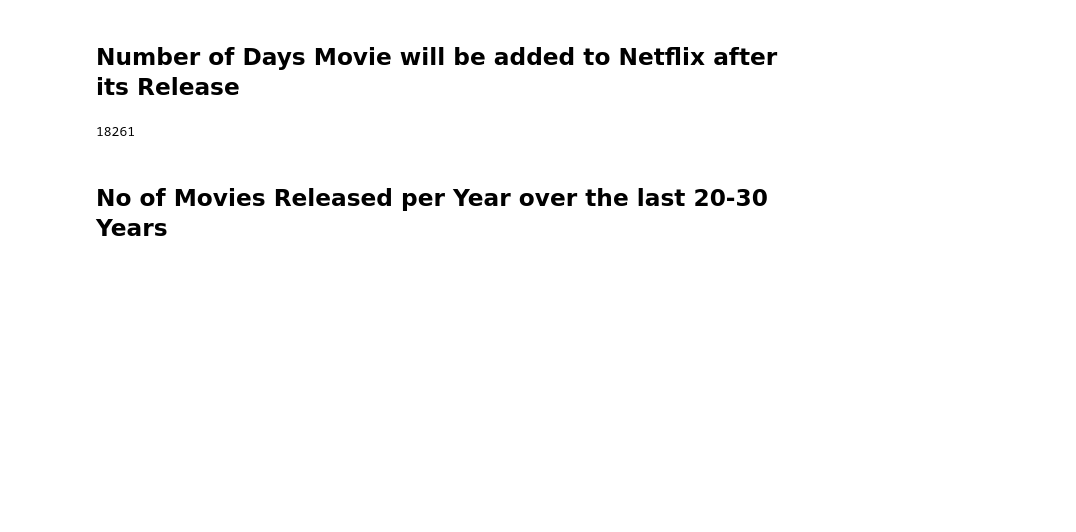
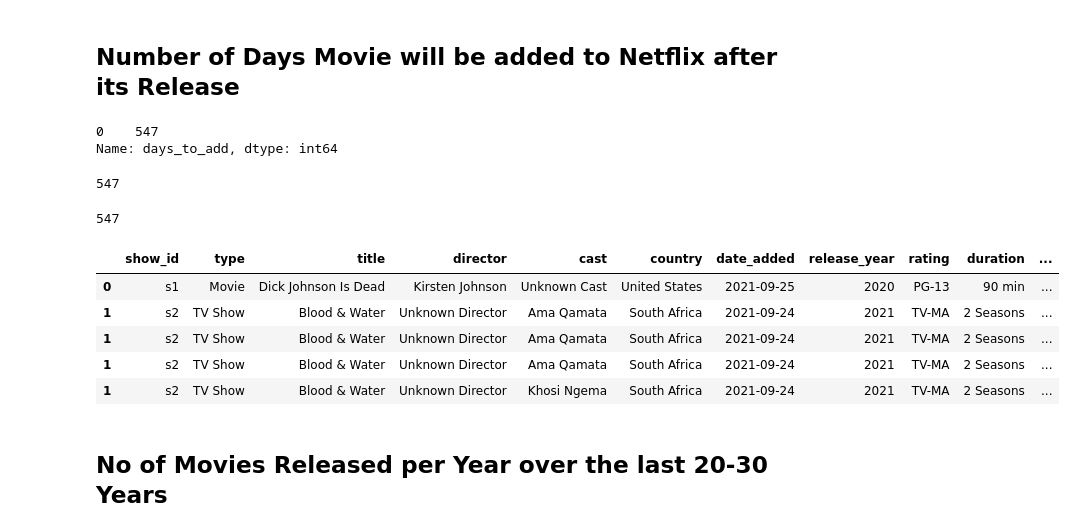
Before and after one commit to DrShabirAhmad/Code, a Jupyter notebook: Netflix_Project.ipynb, the cells around one changed output. Drawn from its saved outputs; the diff is of its cells as text; code cells hidden in the pictures; blank space fills up the shorter version.

```diff
--- a/Netflix_Project.ipynb
+++ b/Netflix_Project.ipynb
@@ -914,18 +914,43 @@ plt.show()
 # %% [markdown]
 ## **Number of Days Movie will be added to Netflix after its Release**
+# %%
+# Convert the "date_added" column to a datetime format
+df['Release_date'] = pd.to_datetime(df['date_added'])
+df['Release_Year'] = pd.to_datetime(df['release_year'], format='%Y')
+# Calculate the difference between "date_added" and "release_year" in days
+df['days_to_add'] = (df['Release_date'] - (df['Release_Year'])).dt.days
+
+# Find the mode of the "days_to_add" column
+mode_days = df['days_to_add'].mode()
+mode_days
+# %% [output]
+0    547
+Name: days_to_add, dtype: int64
 # %%
 # Convert the "date_added" column to a datetime format
 df['Release_date'] = pd.to_datetime(df['date_added'])
-
+df['Release_Year'] = pd.to_datetime(df['release_year'], format='%Y')
 # Calculate the difference between "date_added" and "release_year" in days
-df['days_to_add'] = (df['Release_date'] - pd.to_datetime(df['release_year'])).dt.days
+df['days_to_add'] = (df['Release_date'] - (df['Release_Year'])).dt.days
 
 # Find the mode of the "days_to_add" column
 mode_days = df['days_to_add'].mode().iloc[0]
+mode_days
+# %% [output]
+547
 # %%
 mode_days
 # %% [output]
-18261
+547
+# %%
+df.head()
+# %% [output]
+|  | show_id | type | title | director | cast | country | date_added | release_year | rating | duration | ... |
+| 0 | s1 | Movie | Dick Johnson Is Dead | Kirsten Johnson | Unknown Cast | United States | 2021-09-25 | 2020 | PG-13 | 90 min | ... |
+| 1 | s2 | TV Show | Blood & Water | Unknown Director | Ama Qamata | South Africa | 2021-09-24 | 2021 | TV-MA | 2 Seasons | ... |
+| 1 | s2 | TV Show | Blood & Water | Unknown Director | Ama Qamata | South Africa | 2021-09-24 | 2021 | TV-MA | 2 Seasons | ... |
+| 1 | s2 | TV Show | Blood & Water | Unknown Director | Ama Qamata | South Africa | 2021-09-24 | 2021 | TV-MA | 2 Seasons | ... |
+| 1 | s2 | TV Show | Blood & Water | Unknown Director | Khosi Ngema | South Africa | 2021-09-24 | 2021 | TV-MA | 2 Seasons | ... |
 # %% [markdown]
 ## **No of Movies Released per Year over the last 20-30 Years**
 # %%
```
Also changed, not shown: parts of 8 cells of this notebook.
